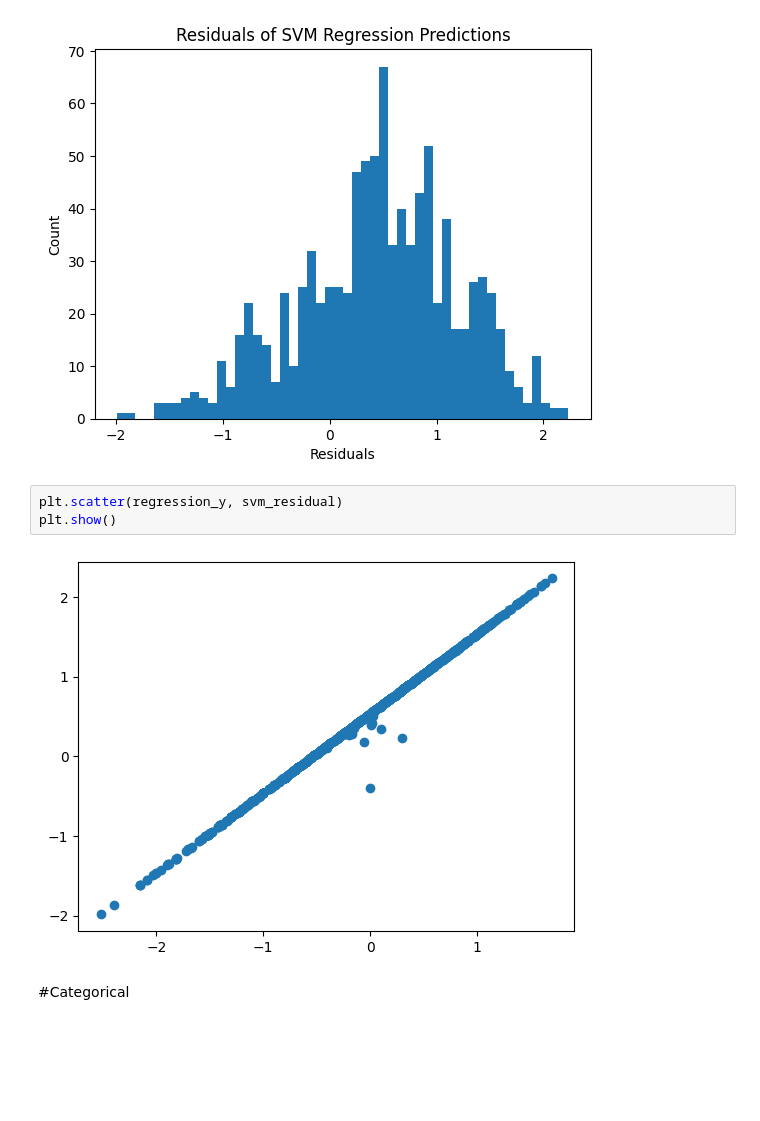
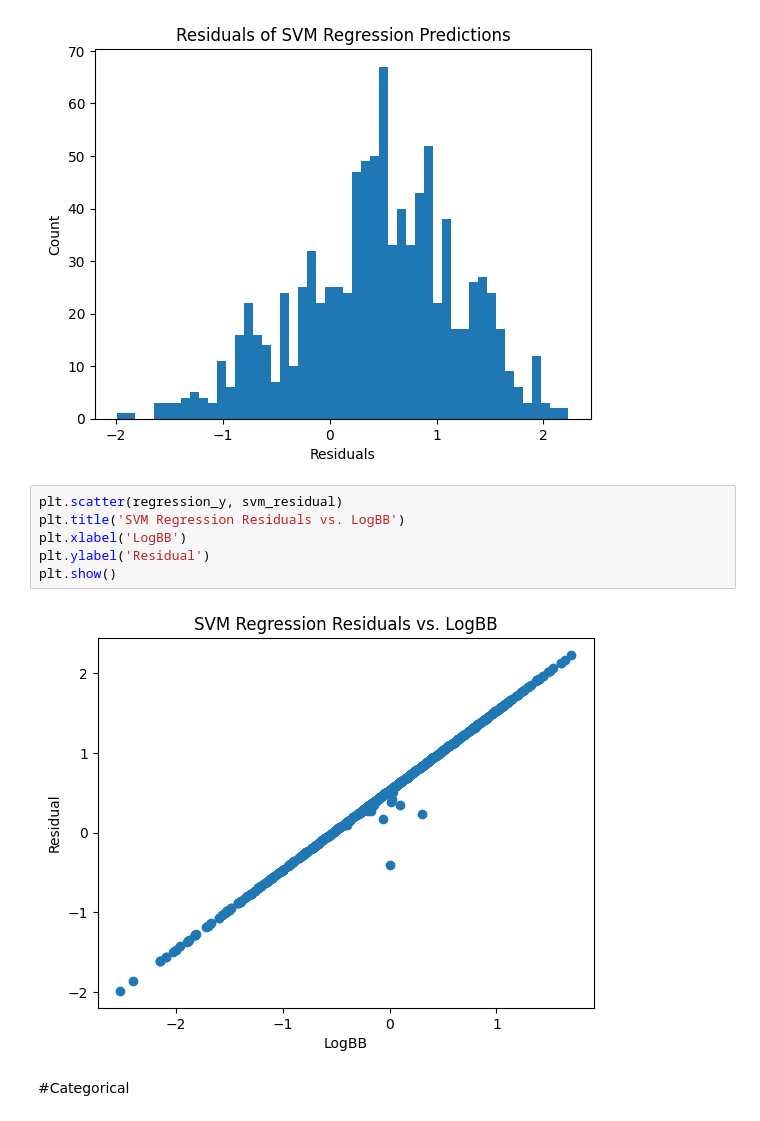
Before and after one commit to junqilu/BBBPrediction, a Jupyter notebook: baseline_models_evaluation.ipynb, the cells around one changed output. Saved outputs shown, nothing was run; the diff lists cells and outputs as text; blank space fills up the shorter version.

Commit message:
Updates for model evaluation. Regression test pickles added

```diff
--- a/baseline_models_evaluation.ipynb
+++ b/baseline_models_evaluation.ipynb
@@ -52,9 +52,12 @@ plt.show()
 [figure]
 # %%
 plt.scatter(regression_y, svm_residual)
+plt.title('SVM Regression Residuals vs. LogBB')
+plt.xlabel('LogBB')
+plt.ylabel('Residual')
 plt.show()
 # %% [output]
-[figure, old version]
+[figure, new version]
 # %% [markdown]
 #Categorical
 # %% [markdown]
```
Also changed, not shown: parts of 5 cells of this notebook, 3 other files.
